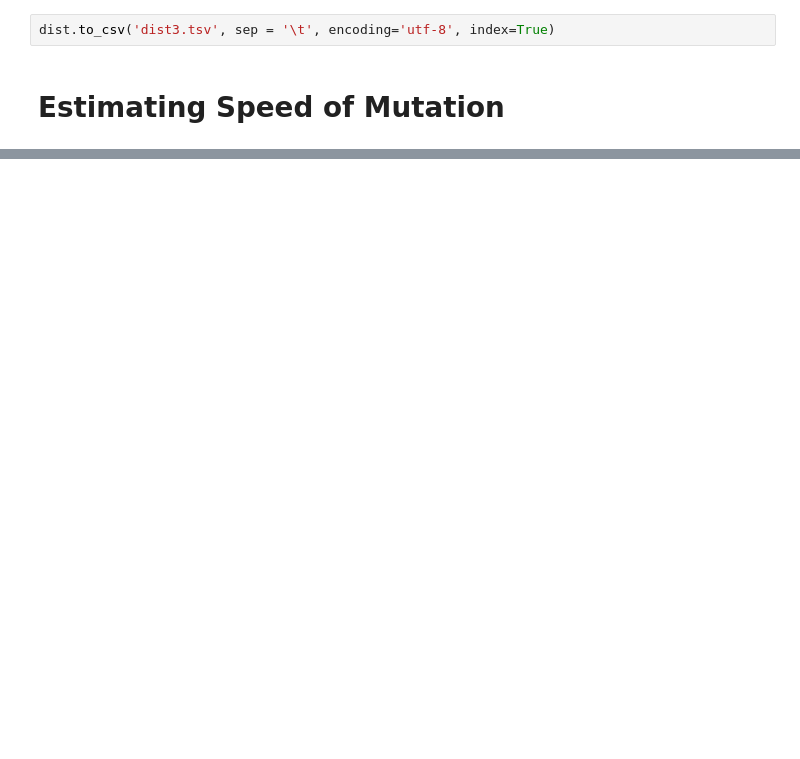
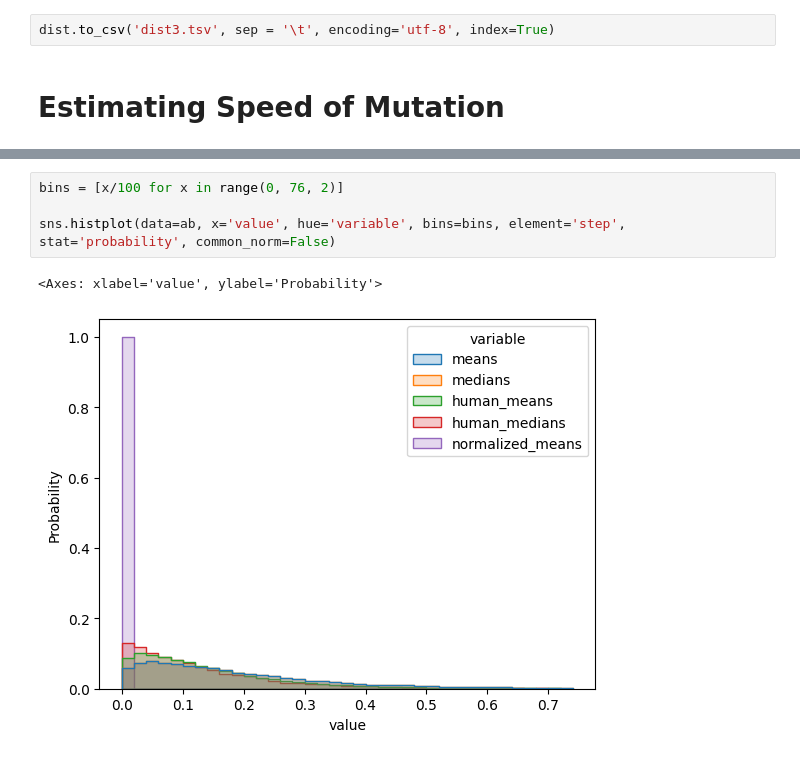
Before and after one commit to pilatova/prot-viz-data, a Jupyter notebook: test.ipynb, the cells around one changed output, grey strips where cells are left out. Saved outputs shown, nothing was run; the diff lists cells and outputs as text; blank space fills up the shorter version.

```diff
--- a/test.ipynb
+++ b/test.ipynb
@@ -134,0 +240,7 @@ dist.to_csv('dist3.tsv', sep = '\t', encoding='utf-8', index=True)
+# %%
+bins = [x/100 for x in range(0, 76, 2)]
+
+sns.histplot(data=ab, x='value', hue='variable', bins=bins, element='step', stat='probability', common_norm=False)
+# %% [output]
+<Axes: xlabel='value', ylabel='Probability'>
+[figure, added]
```
Also changed, not shown: parts of 8 cells of this notebook.
